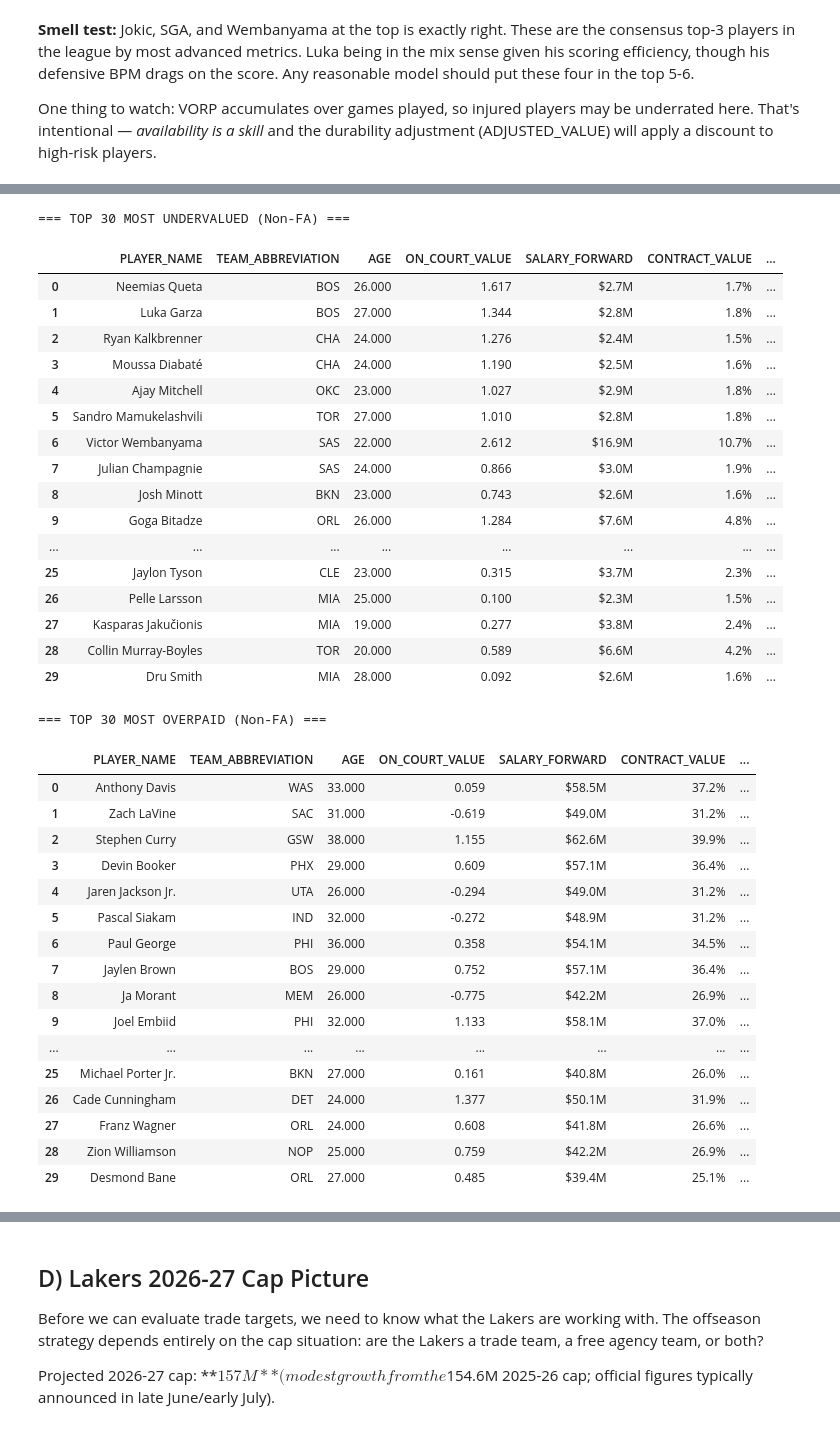
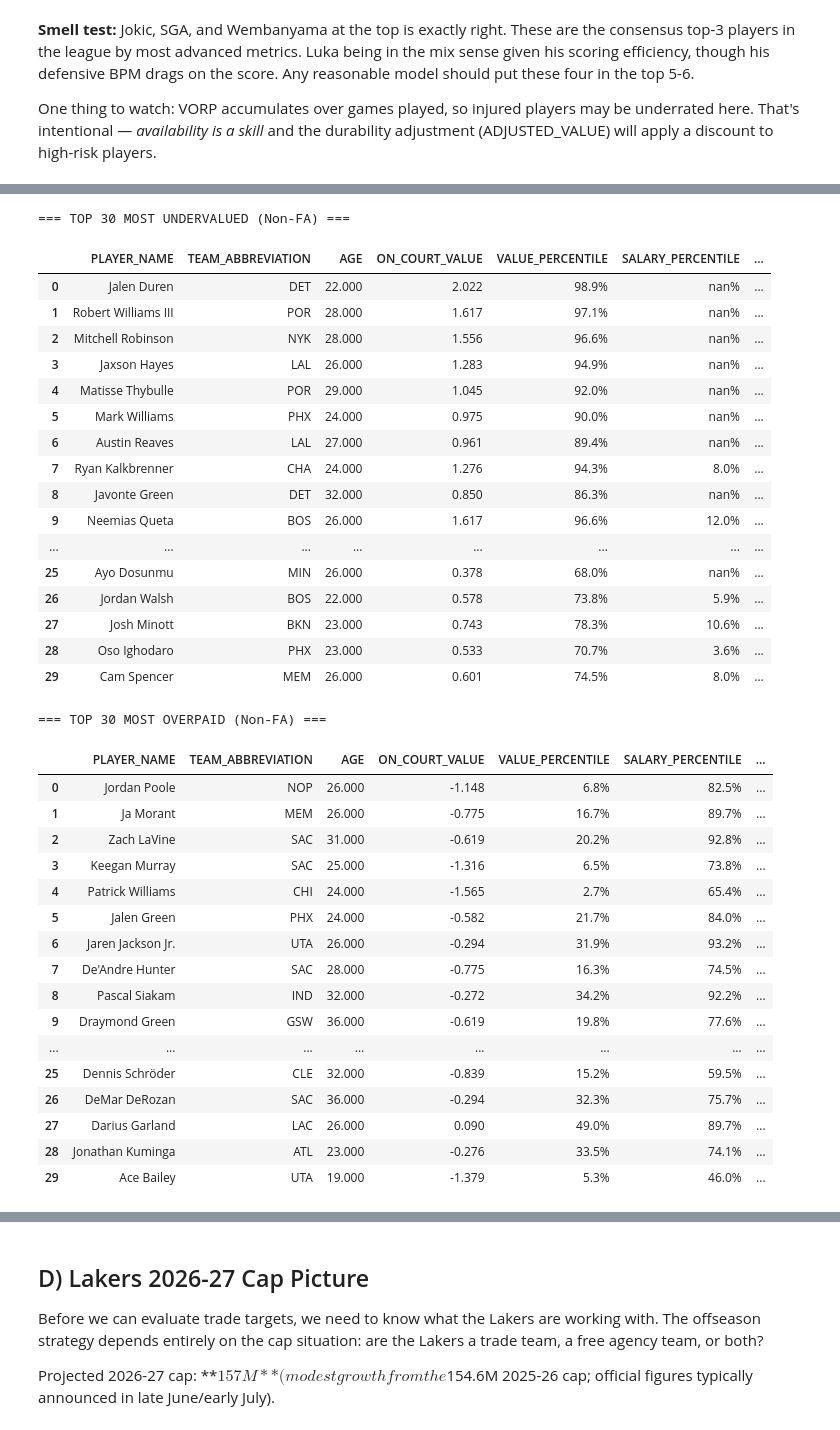
Before and after one commit to suveer-dhawan/lakers-trade-engine, a Jupyter notebook: notebooks/04_player_valuation.ipynb, the cells around one changed output, grey strips where cells are left out. Drawn from its saved outputs; the diff is of its cells as text; code cells hidden in the pictures.

```diff
--- a/notebooks/04_player_valuation.ipynb
+++ b/notebooks/04_player_valuation.ipynb
@@ -212,60 +216,62 @@ Key caveat: we're using **2026-27 salary** as the cost (the upcoming season), no
 # %%
-# Top 30 most undervalued (high on-court value relative to contract cost)
+# Top 30 most undervalued (high production rank relative to salary rank)
 print('=== TOP 30 MOST UNDERVALUED (Non-FA) ===')
 undervalued = surplus_leaderboard(df, n=30)
 display_cols = [
     'PLAYER_NAME', 'TEAM_ABBREVIATION', 'AGE',
-    'ON_COURT_VALUE', 'SALARY_FORWARD', 'CONTRACT_VALUE', 'SURPLUS_VALUE', 'SURPLUS_RANK'
+    'ON_COURT_VALUE', 'VALUE_PERCENTILE', 'SALARY_PERCENTILE', 'SURPLUS_VALUE', 'SALARY_FORWARD'
 ]
 avail = [c for c in display_cols if c in undervalued.columns]
 undervalued_fmt = undervalued[avail].copy()
 undervalued_fmt['SALARY_FORWARD'] = (undervalued_fmt['SALARY_FORWARD'] / 1e6).map('${:.1f}M'.format)
-undervalued_fmt['CONTRACT_VALUE'] = (undervalued_fmt['CONTRACT_VALUE'] * 100).map('{:.1f}%'.format)
+undervalued_fmt['VALUE_PERCENTILE'] = undervalued_fmt['VALUE_PERCENTILE'].map('{:.1%}'.format)
+undervalued_fmt['SALARY_PERCENTILE'] = undervalued_fmt['SALARY_PERCENTILE'].map('{:.1%}'.format)
 undervalued_fmt
 # %% [output]
 === TOP 30 MOST UNDERVALUED (Non-FA) ===
-|  | PLAYER_NAME | TEAM_ABBREVIATION | AGE | ON_COURT_VALUE | SALARY_FORWARD | CONTRACT_VALUE | ... |
-| 0 | Neemias Queta | BOS | 26.000 | 1.617 | $2.7M | 1.7% | ... |
-| 1 | Luka Garza | BOS | 27.000 | 1.344 | $2.8M | 1.8% | ... |
-| 2 | Ryan Kalkbrenner | CHA | 24.000 | 1.276 | $2.4M | 1.5% | ... |
-| 3 | Moussa Diabaté | CHA | 24.000 | 1.190 | $2.5M | 1.6% | ... |
-| 4 | Ajay Mitchell | OKC | 23.000 | 1.027 | $2.9M | 1.8% | ... |
-| 5 | Sandro Mamukelashvili | TOR | 27.000 | 1.010 | $2.8M | 1.8% | ... |
-| 6 | Victor Wembanyama | SAS | 22.000 | 2.612 | $16.9M | 10.7% | ... |
-| 7 | Julian Champagnie | SAS | 24.000 | 0.866 | $3.0M | 1.9% | ... |
-| 8 | Josh Minott | BKN | 23.000 | 0.743 | $2.6M | 1.6% | ... |
-| 9 | Goga Bitadze | ORL | 26.000 | 1.284 | $7.6M | 4.8% | ... |
+|  | PLAYER_NAME | TEAM_ABBREVIATION | AGE | ON_COURT_VALUE | VALUE_PERCENTILE | SALARY_PERCENTILE | ... |
+| 0 | Jalen Duren | DET | 22.000 | 2.022 | 98.9% | nan% | ... |
+| 1 | Robert Williams III | POR | 28.000 | 1.617 | 97.1% | nan% | ... |
+| 2 | Mitchell Robinson | NYK | 28.000 | 1.556 | 96.6% | nan% | ... |
+| 3 | Jaxson Hayes | LAL | 26.000 | 1.283 | 94.9% | nan% | ... |
+| 4 | Matisse Thybulle | POR | 29.000 | 1.045 | 92.0% | nan% | ... |
+| 5 | Mark Williams | PHX | 24.000 | 0.975 | 90.0% | nan% | ... |
+| 6 | Austin Reaves | LAL | 27.000 | 0.961 | 89.4% | nan% | ... |
+| 7 | Ryan Kalkbrenner | CHA | 24.000 | 1.276 | 94.3% | 8.0% | ... |
+| 8 | Javonte Green | DET | 32.000 | 0.850 | 86.3% | nan% | ... |
+| 9 | Neemias Queta | BOS | 26.000 | 1.617 | 96.6% | 12.0% | ... |
 | ... | ... | ... | ... | ... | ... | ... | ... |
-| 25 | Jaylon Tyson | CLE | 23.000 | 0.315 | $3.7M | 2.3% | ... |
-| 26 | Pelle Larsson | MIA | 25.000 | 0.100 | $2.3M | 1.5% | ... |
-| 27 | Kasparas Jakučionis | MIA | 19.000 | 0.277 | $3.8M | 2.4% | ... |
-| 28 | Collin Murray-Boyles | TOR | 20.000 | 0.589 | $6.6M | 4.2% | ... |
-| 29 | Dru Smith | MIA | 28.000 | 0.092 | $2.6M | 1.6% | ... |
+| 25 | Ayo Dosunmu | MIN | 26.000 | 0.378 | 68.0% | nan% | ... |
+| 26 | Jordan Walsh | BOS | 22.000 | 0.578 | 73.8% | 5.9% | ... |
+| 27 | Josh Minott | BKN | 23.000 | 0.743 | 78.3% | 10.6% | ... |
+| 28 | Oso Ighodaro | PHX | 23.000 | 0.533 | 70.7% | 3.6% | ... |
+| 29 | Cam Spencer | MEM | 26.000 | 0.601 | 74.5% | 8.0% | ... |
 # %%
-# Top 30 most overpaid (low or negative on-court value relative to contract)
+# Top 30 most overpaid (salary rank far exceeds production rank)
 print('=== TOP 30 MOST OVERPAID (Non-FA) ===')
 overpaid = overpaid_leaderboard(df, n=30)
 avail = [c for c in display_cols if c in overpaid.columns]
 overpaid_fmt = overpaid[avail].copy()
 overpaid_fmt['SALARY_FORWARD'] = (overpaid_fmt['SALARY_FORWARD'] / 1e6).map('${:.1f}M'.format)
-overpaid_fmt['CONTRACT_VALUE'] = (overpaid_fmt['CONTRACT_VALUE'] * 100).map('{:.1f}%'.format)
+overpaid_fmt['VALUE_PERCENTILE'] = overpaid_fmt['VALUE_PERCENTILE'].map('{:.1%}'.format)
+overpaid_fmt['SALARY_PERCENTILE'] = overpaid_fmt['SALARY_PERCENTILE'].map('{:.1%}'.format)
 overpaid_fmt
 # %% [output]
 === TOP 30 MOST OVERPAID (Non-FA) ===
-|  | PLAYER_NAME | TEAM_ABBREVIATION | AGE | ON_COURT_VALUE | SALARY_FORWARD | CONTRACT_VALUE | ... |
-| 0 | Anthony Davis | WAS | 33.000 | 0.059 | $58.5M | 37.2% | ... |
-| 1 | Zach LaVine | SAC | 31.000 | -0.619 | $49.0M | 31.2% | ... |
-| 2 | Stephen Curry | GSW | 38.000 | 1.155 | $62.6M | 39.9% | ... |
-| 3 | Devin Booker | PHX | 29.000 | 0.609 | $57.1M | 36.4% | ... |
-| 4 | Jaren Jackson Jr. | UTA | 26.000 | -0.294 | $49.0M | 31.2% | ... |
-| 5 | Pascal Siakam | IND | 32.000 | -0.272 | $48.9M | 31.2% | ... |
-| 6 | Paul George | PHI | 36.000 | 0.358 | $54.1M | 34.5% | ... |
-| 7 | Jaylen Brown | BOS | 29.000 | 0.752 | $57.1M | 36.4% | ... |
-| 8 | Ja Morant | MEM | 26.000 | -0.775 | $42.2M | 26.9% | ... |
-| 9 | Joel Embiid | PHI | 32.000 | 1.133 | $58.1M | 37.0% | ... |
+|  | PLAYER_NAME | TEAM_ABBREVIATION | AGE | ON_COURT_VALUE | VALUE_PERCENTILE | SALARY_PERCENTILE | ... |
+| 0 | Jordan Poole | NOP | 26.000 | -1.148 | 6.8% | 82.5% | ... |
+| 1 | Ja Morant | MEM | 26.000 | -0.775 | 16.7% | 89.7% | ... |
+| 2 | Zach LaVine | SAC | 31.000 | -0.619 | 20.2% | 92.8% | ... |
+| 3 | Keegan Murray | SAC | 25.000 | -1.316 | 6.5% | 73.8% | ... |
+| 4 | Patrick Williams | CHI | 24.000 | -1.565 | 2.7% | 65.4% | ... |
+| 5 | Jalen Green | PHX | 24.000 | -0.582 | 21.7% | 84.0% | ... |
+| 6 | Jaren Jackson Jr. | UTA | 26.000 | -0.294 | 31.9% | 93.2% | ... |
+| 7 | De'Andre Hunter | SAC | 28.000 | -0.775 | 16.3% | 74.5% | ... |
+| 8 | Pascal Siakam | IND | 32.000 | -0.272 | 34.2% | 92.2% | ... |
+| 9 | Draymond Green | GSW | 36.000 | -0.619 | 19.8% | 77.6% | ... |
 | ... | ... | ... | ... | ... | ... | ... | ... |
-| 25 | Michael Porter Jr. | BKN | 27.000 | 0.161 | $40.8M | 26.0% | ... |
-| 26 | Cade Cunningham | DET | 24.000 | 1.377 | $50.1M | 31.9% | ... |
-| 27 | Franz Wagner | ORL | 24.000 | 0.608 | $41.8M | 26.6% | ... |
-| 28 | Zion Williamson | NOP | 25.000 | 0.759 | $42.2M | 26.9% | ... |
-| 29 | Desmond Bane | ORL | 27.000 | 0.485 | $39.4M | 25.1% | ... |
+| 25 | Dennis Schröder | CLE | 32.000 | -0.839 | 15.2% | 59.5% | ... |
+| 26 | DeMar DeRozan | SAC | 36.000 | -0.294 | 32.3% | 75.7% | ... |
+| 27 | Darius Garland | LAC | 26.000 | 0.090 | 49.0% | 89.7% | ... |
+| 28 | Jonathan Kuminga | ATL | 23.000 | -0.276 | 33.5% | 74.1% | ... |
+| 29 | Ace Bailey | UTA | 19.000 | -1.379 | 5.3% | 46.0% | ... |
```
Also changed, not shown: parts of 36 cells of this notebook, 4 other files.
